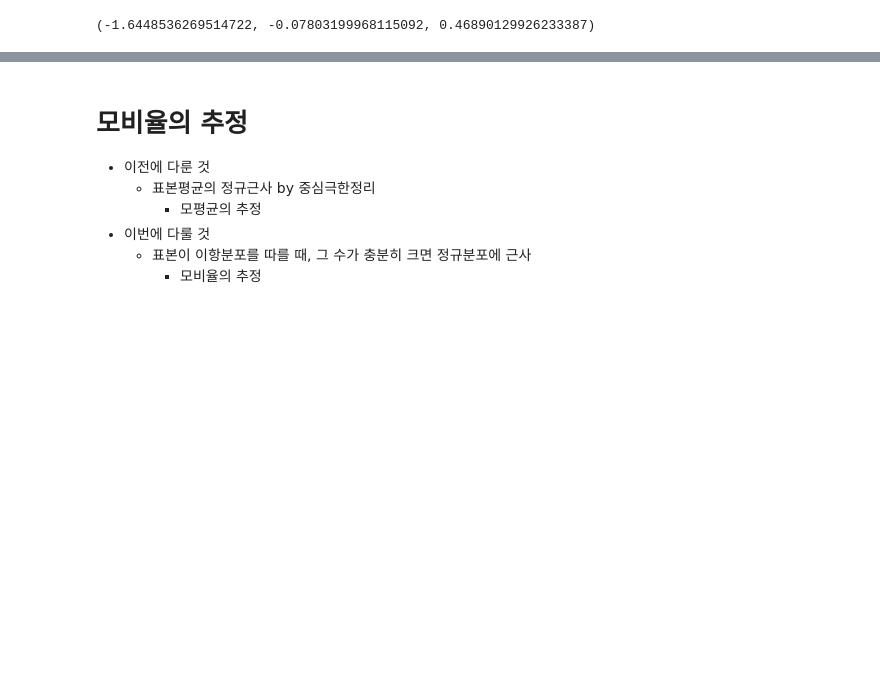
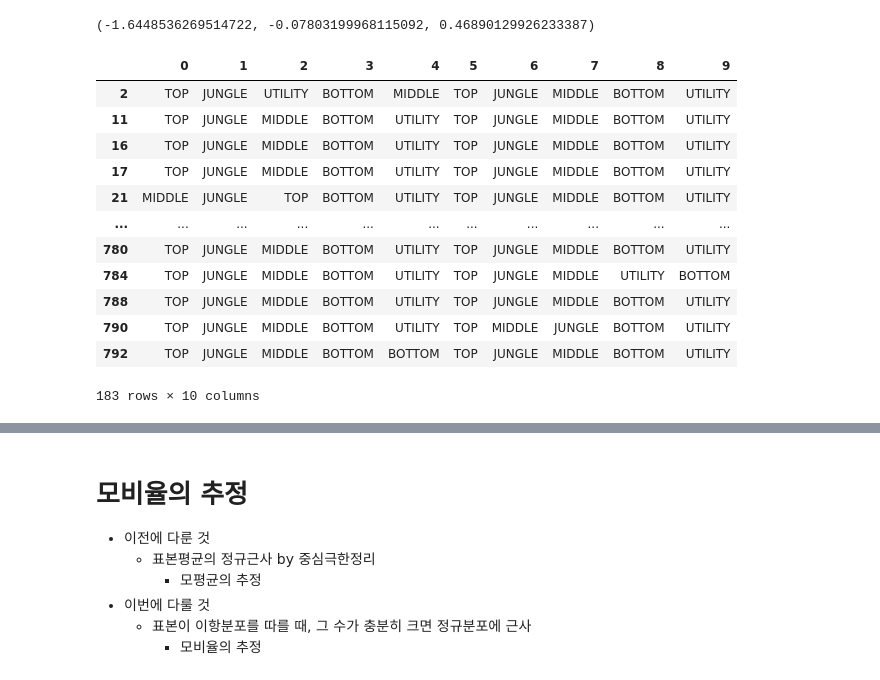
Before and after one commit to FireMoth-Yellme/LoL-Stat, a Jupyter notebook: data-mining/Jinx/인베를가는게 옳을까.ipynb, the cells around one changed output, grey strips where cells are left out. Saved outputs shown, nothing was run; the diff lists cells and outputs as text; code cells hidden in the pictures; blank space fills up the shorter version.

```diff
--- a/data-mining/Jinx/인베를가는게 옳을까.ipynb
+++ b/data-mining/Jinx/인베를가는게 옳을까.ipynb
@@ -556,3 +581,20 @@ pval = norm.cdf(z)
 z_cv, z, pval
 # %% [output]
 (-1.6448536269514722, -0.07803199968115092, 0.46890129926233387)
+# %%
+df_lane = participants.apply(lambda row: row.map(lambda col: col['individualPosition']), axis=1)
+df_lane[invade.is_invade]
+# %% [output]
+|  | 0 | 1 | 2 | 3 | 4 | 5 | 6 | 7 | 8 | 9 |
+| 2 | TOP | JUNGLE | UTILITY | BOTTOM | MIDDLE | TOP | JUNGLE | MIDDLE | BOTTOM | UTILITY |
+| 11 | TOP | JUNGLE | MIDDLE | BOTTOM | UTILITY | TOP | JUNGLE | MIDDLE | BOTTOM | UTILITY |
+| 16 | TOP | JUNGLE | MIDDLE | BOTTOM | UTILITY | TOP | JUNGLE | MIDDLE | BOTTOM | UTILITY |
+| 17 | TOP | JUNGLE | MIDDLE | BOTTOM | UTILITY | TOP | JUNGLE | MIDDLE | BOTTOM | UTILITY |
+| 21 | MIDDLE | JUNGLE | TOP | BOTTOM | UTILITY | TOP | JUNGLE | MIDDLE | BOTTOM | UTILITY |
+| ... | ... | ... | ... | ... | ... | ... | ... | ... | ... | ... |
+| 780 | TOP | JUNGLE | MIDDLE | BOTTOM | UTILITY | TOP | JUNGLE | MIDDLE | BOTTOM | UTILITY |
+| 784 | TOP | JUNGLE | MIDDLE | BOTTOM | UTILITY | TOP | JUNGLE | MIDDLE | UTILITY | BOTTOM |
+| 788 | TOP | JUNGLE | MIDDLE | BOTTOM | UTILITY | TOP | JUNGLE | MIDDLE | BOTTOM | UTILITY |
+| 790 | TOP | JUNGLE | MIDDLE | BOTTOM | UTILITY | TOP | MIDDLE | JUNGLE | BOTTOM | UTILITY |
+| 792 | TOP | JUNGLE | MIDDLE | BOTTOM | BOTTOM | TOP | JUNGLE | MIDDLE | BOTTOM | UTILITY |
+183 rows × 10 columns
```
Also changed, not shown: parts of 7 cells of this notebook, 3 other files.
